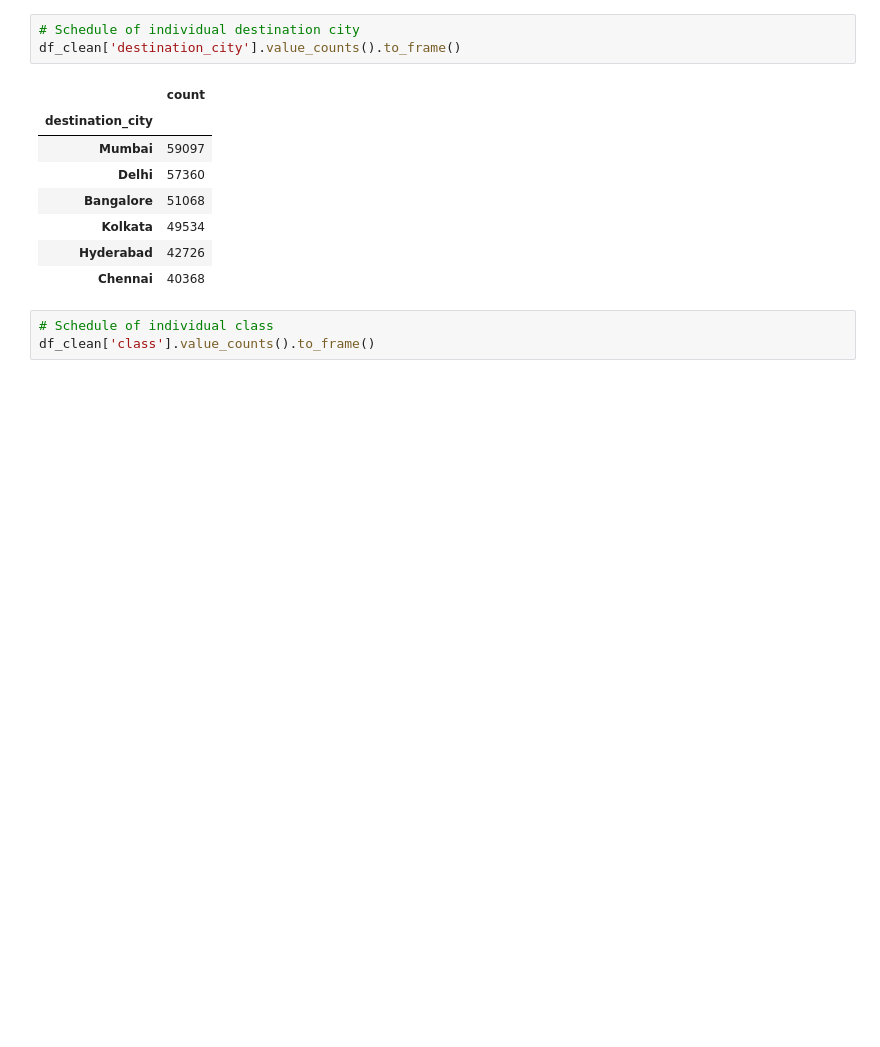
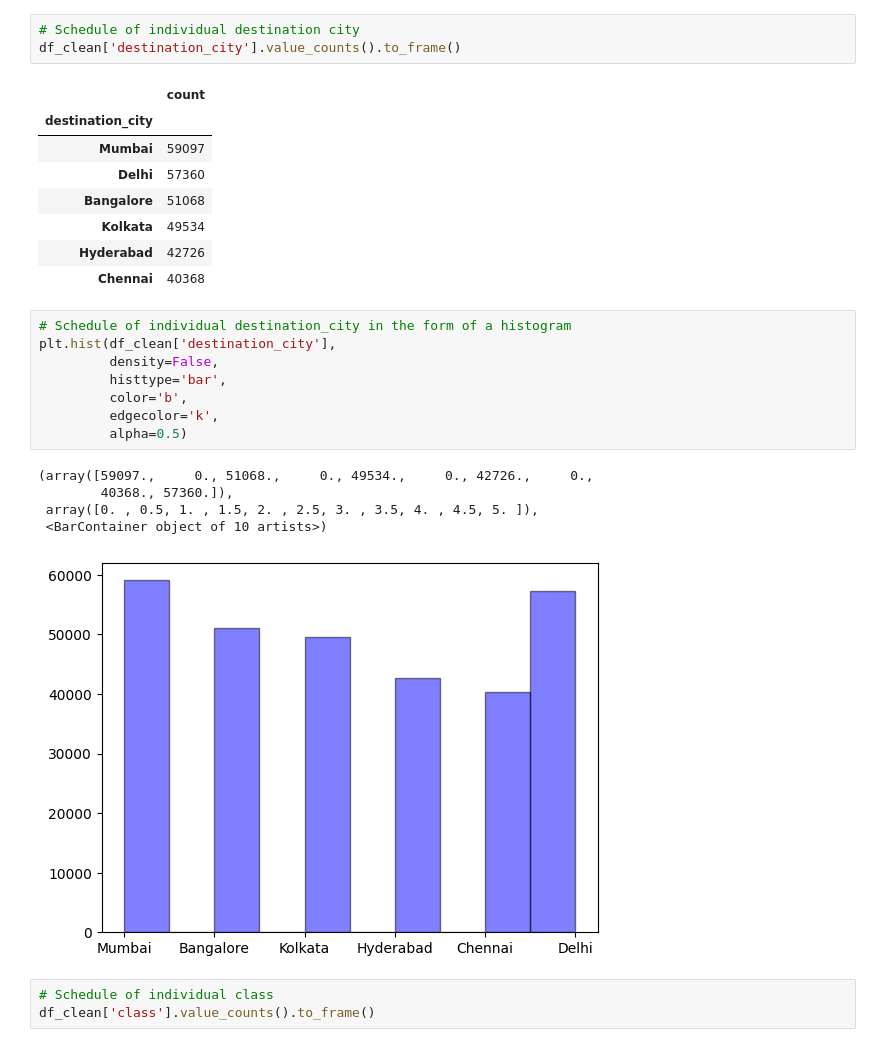
Before and after one commit to Pyame/Flight-Price-Prediction, a Jupyter notebook: main.ipynb, the cells around one changed output. Cells and saved outputs as stored; diff of their text form; blank space fills up the shorter version.

```diff
--- a/main.ipynb
+++ b/main.ipynb
@@ -212,6 +254,20 @@ df_clean['destination_city'].value_counts().to_frame()
 | Kolkata | 49534 |
 | Hyderabad | 42726 |
 | Chennai | 40368 |
+# %%
+# Schedule of individual destination_city in the form of a histogram
+plt.hist(df_clean['destination_city'],
+         density=False,
+         histtype='bar',
+         color='b',
+         edgecolor='k',
+         alpha=0.5)
+# %% [output]
+(array([59097.,     0., 51068.,     0., 49534.,     0., 42726.,     0.,
+        40368., 57360.]),
+ array([0. , 0.5, 1. , 1.5, 2. , 2.5, 3. , 3.5, 4. , 4.5, 5. ]),
+ <BarContainer object of 10 artists>)
+[figure, added]
 # %%
 # Schedule of individual class
 df_clean['class'].value_counts().to_frame()
```
Also changed, not shown: parts of 9 cells of this notebook.
